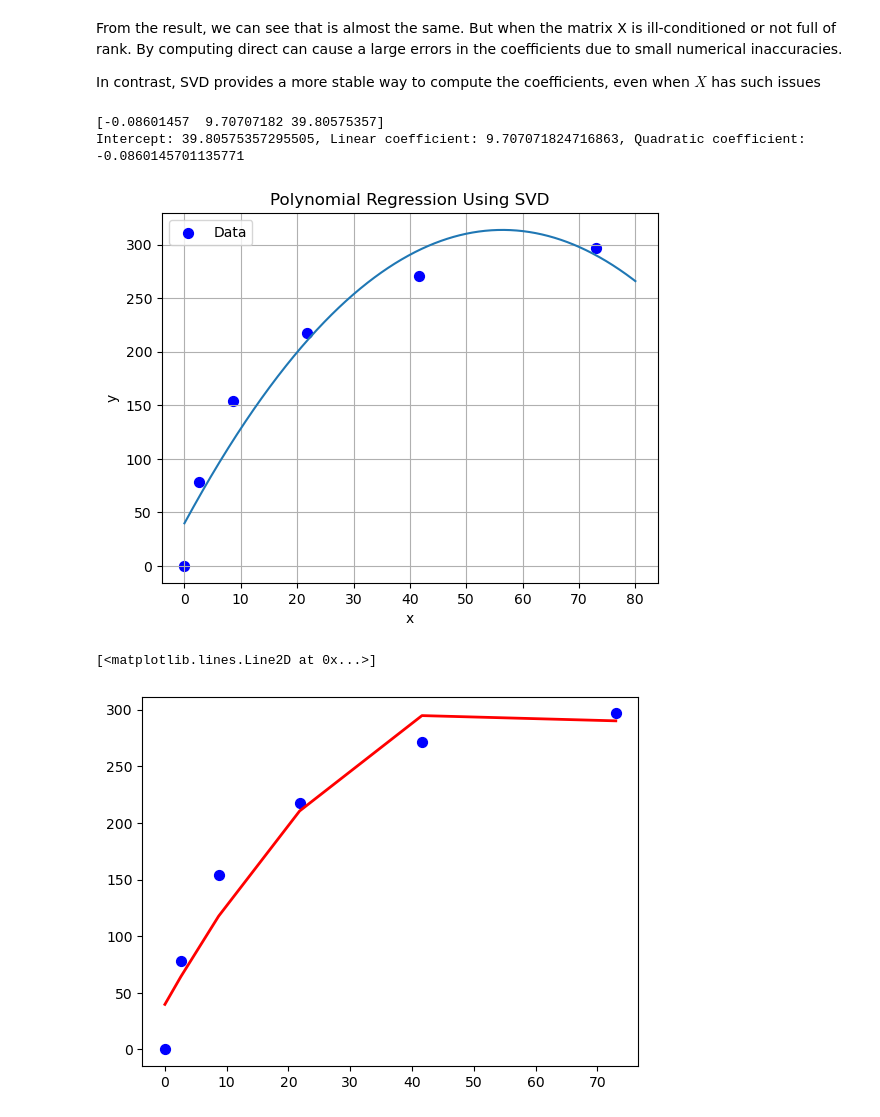
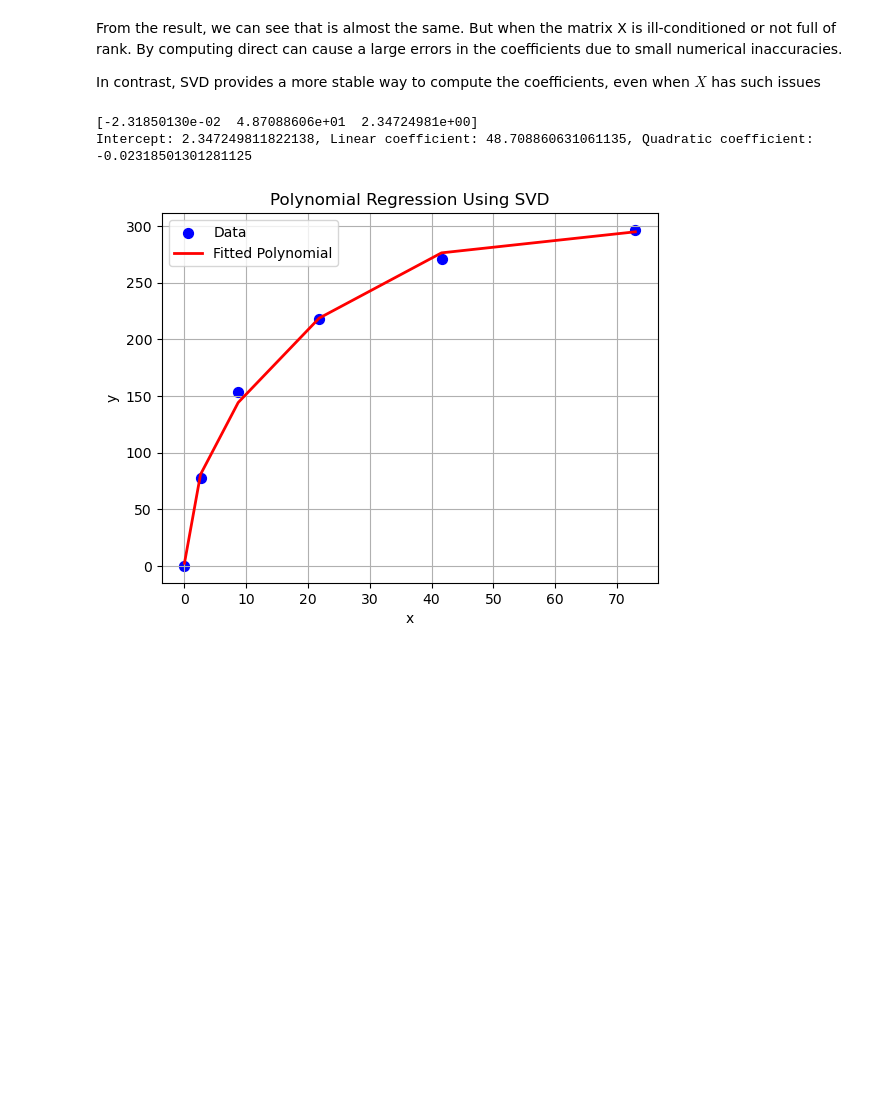
Before and after one commit to ESMS-Group-Public/FoKL-Documentation, a Jupyter notebook: FoKL Base Concepts/OLS using SVD.ipynb, the cells around one changed output. Drawn from its saved outputs; the diff is of its cells as text; code cells hidden in the pictures; blank space fills up the shorter version.

Commit message:
changes in real data part

```diff
--- a/FoKL Base Concepts/OLS using SVD.ipynb
+++ b/FoKL Base Concepts/OLS using SVD.ipynb
@@ -205,44 +205,42 @@ import matplotlib.pyplot as plt
 x = np.array([0, 2.6,8.7,21.8,41.6,72.97])
 y = np.array([0, 77.92, 153.9, 217.9, 271.1, 296.64])
 
-X = np.vstack([x**2, x, np.ones(len(x))]).T
+X = np.vstack([x**2, np.sqrt(x), np.ones(len(x))]).T
+
 
 # Compute SVD of X
 U, d, VT = np.linalg.svd(X, full_matrices = False)
 
 # Compute the pseudo-inverse using SVD components
 d_inv = np.diag(1 / d)
 X_pseudo_inv = VT.T @ d_inv @ U.T
 
 # Compute the coefficients
+
 y_col = y[:, np.newaxis]
 beta = X_pseudo_inv @ y_col
 beta = beta.flatten()
 print(beta)
 intercept = beta[2]
 linear = beta[1]
 quadratic = beta[0]
 print(f"Intercept: {intercept}, Linear coefficient: {linear}, Quadratic coefficient: {quadratic}")
 y_pred = X @ beta
 
 x_new = np.linspace(0,80, 1000)
 Y = beta[0]*x_new**2 + beta[1] * x_new + beta[2]
 # Plot the original data and the fitted polynomial curve
+# plt.plot(x, y_pred, color='red', linewidth=2, label='Fitted Polynomial')
+
 plt.scatter(x, y, color='blue', s=50, label='Data')
-# plt.plot(x, y_pred, color='red', linewidth=2, label='Fitted Polynomial')
-plt.plot(x_new,Y)
+plt.plot(x, y_pred, color='red', linewidth=2, label='Fitted Polynomial')
 plt.xlabel('x')
 plt.ylabel('y')
 plt.legend()
 plt.grid(True)
 plt.title('Polynomial Regression Using SVD')
 plt.show()
-
-plt.scatter(x, y, color='blue', s=50, label='Data')
-plt.plot(x, y_pred, color='red', linewidth=2, label='Fitted Polynomial')
 # %% [output]
-[-0.08601457  9.70707182 39.80575357]
-Intercept: 39.80575357295505, Linear coefficient: 9.707071824716863, Quadratic coefficient: -0.0860145701135771
+[-2.31850130e-02  4.87088606e+01  2.34724981e+00]
+Intercept: 2.347249811822138, Linear coefficient: 48.708860631061135, Quadratic coefficient: -0.02318501301281125
-[figure, old version]
+[figure, new version]
-[<matplotlib.lines.Line2D at 0x...>]
-[figure, removed]
```
